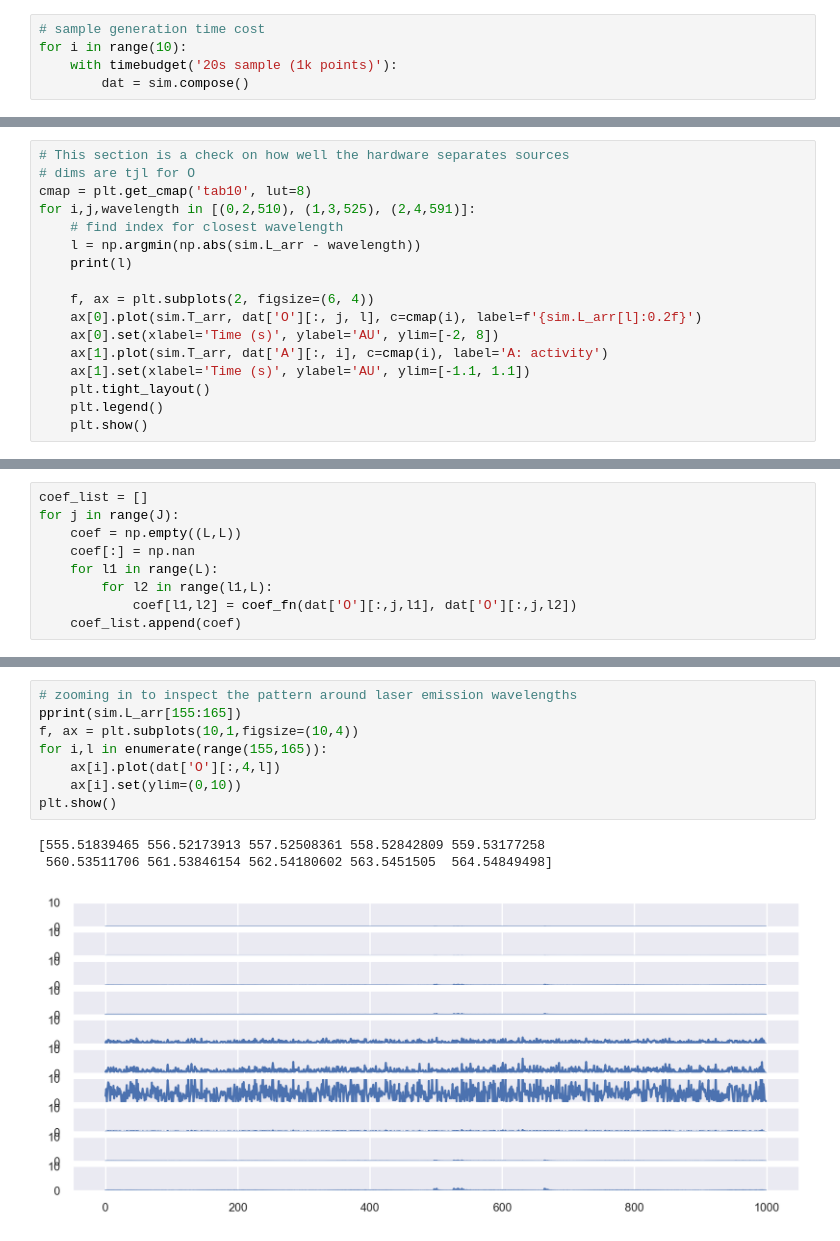
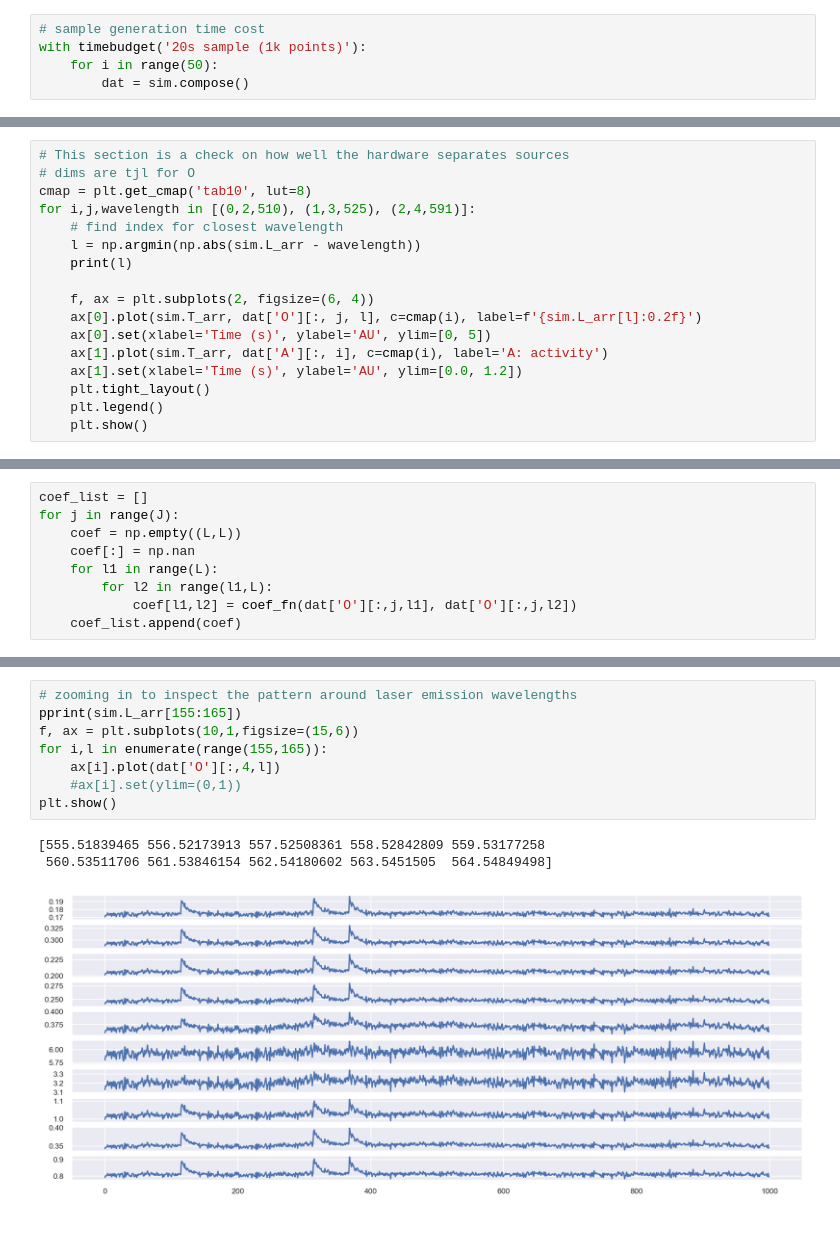
Before and after one commit to AllenInstitute/sourcesep, a Jupyter notebook: notebooks/03_compose_data.ipynb, the cells around one changed output, grey strips where cells are left out. Saved outputs shown, nothing was run; the diff lists cells and outputs as text.

```diff
--- a/notebooks/03_compose_data.ipynb
+++ b/notebooks/03_compose_data.ipynb
@@ -115,6 +115,6 @@ activity generation took 834.85ms
 # %%
 # sample generation time cost
-for i in range(10):
-    with timebudget('20s sample (1k points)'):
+with timebudget('20s sample (1k points)'):
+    for i in range(50):
         dat = sim.compose()
 # %% [output]
@@ -189,9 +180,9 @@ for i,j,wavelength in [(0,2,510), (1,3,525), (2,4,591)]:
 
     f, ax = plt.subplots(2, figsize=(6, 4))
     ax[0].plot(sim.T_arr, dat['O'][:, j, l], c=cmap(i), label=f'{sim.L_arr[l]:0.2f}')
-    ax[0].set(xlabel='Time (s)', ylabel='AU', ylim=[-2, 8])
+    ax[0].set(xlabel='Time (s)', ylabel='AU', ylim=[0, 5])
     ax[1].plot(sim.T_arr, dat['A'][:, i], c=cmap(i), label='A: activity')
-    ax[1].set(xlabel='Time (s)', ylabel='AU', ylim=[-1.1, 1.1])
+    ax[1].set(xlabel='Time (s)', ylabel='AU', ylim=[0.0, 1.2])
     plt.tight_layout()
     plt.legend()
     plt.show()
@@ -248,12 +239,12 @@ ax.grid(False)
 # %%
 # zooming in to inspect the pattern around laser emission wavelengths
 pprint(sim.L_arr[155:165])
-f, ax = plt.subplots(10,1,figsize=(10,4))
+f, ax = plt.subplots(10,1,figsize=(15,6))
 for i,l in enumerate(range(155,165)):
     ax[i].plot(dat['O'][:,4,l])
-    ax[i].set(ylim=(0,10))
+    #ax[i].set(ylim=(0,1))
 plt.show()
 # %% [output]
 [555.51839465 556.52173913 557.52508361 558.52842809 559.53177258
  560.53511706 561.53846154 562.54180602 563.5451505  564.54849498]
-[figure, old version]
+[figure, new version]
```
Also changed, not shown: parts of 11 cells of this notebook, 14 other files.
